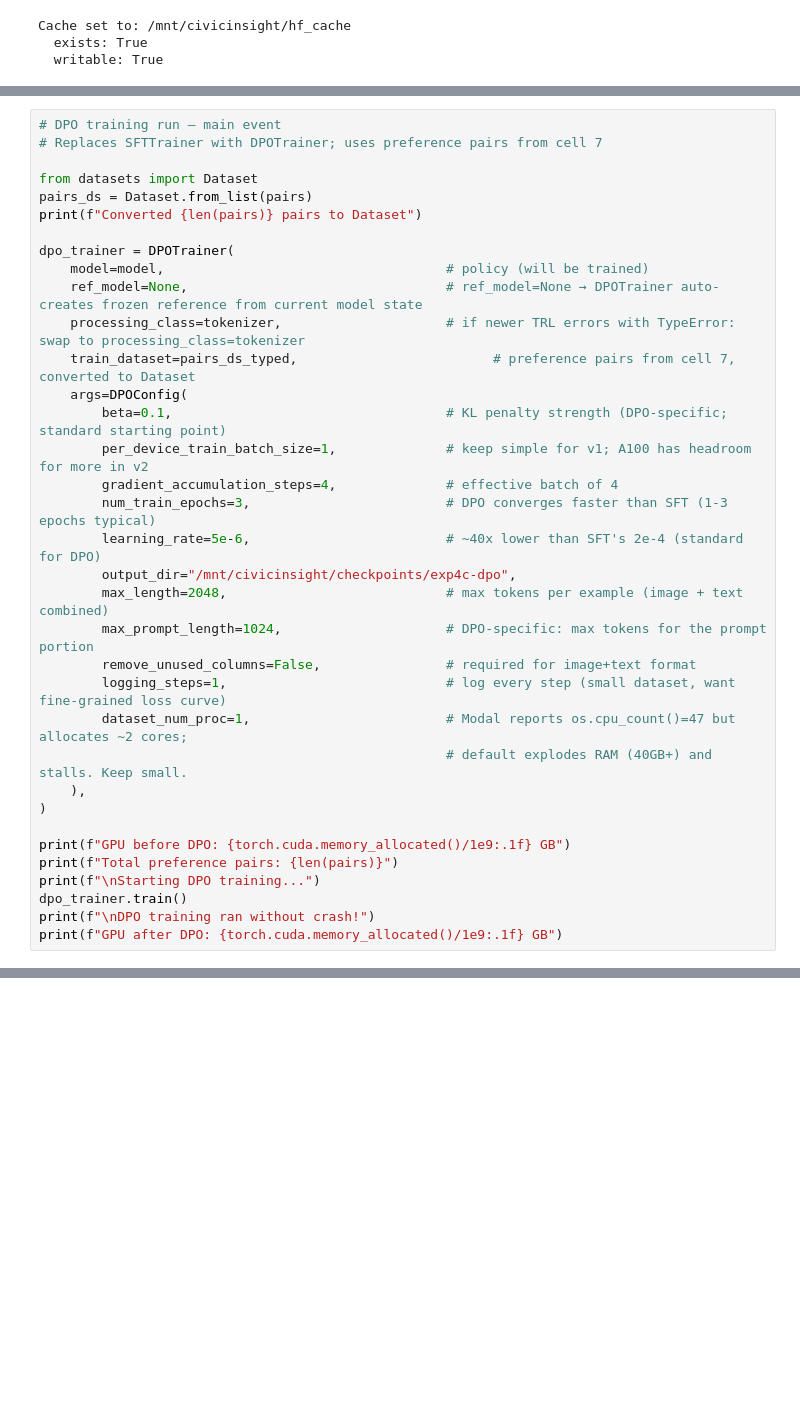
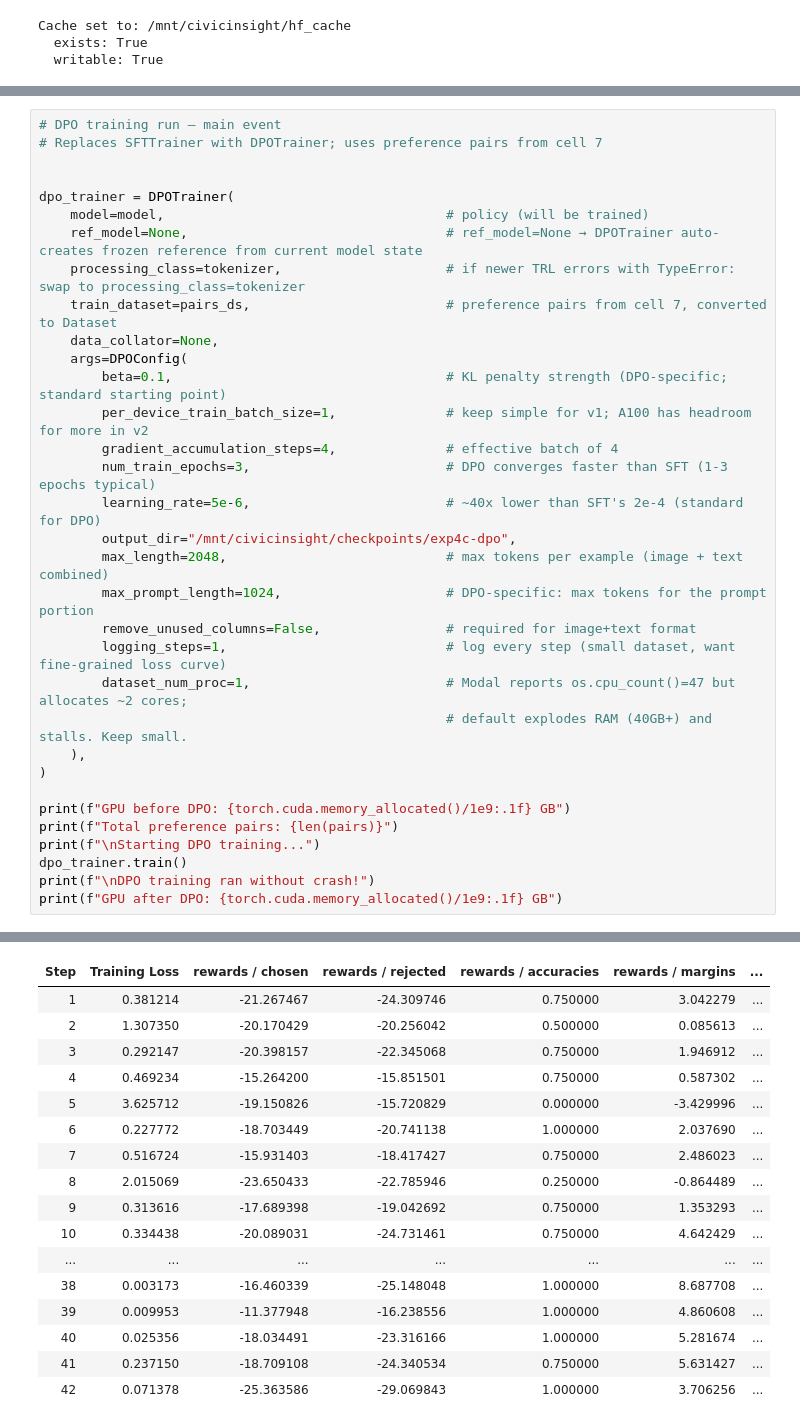
Before and after one commit to shahfazal/civicinsight, a Jupyter notebook: notebooks/modal/08-experiment-4c-dpo.ipynb, the cells around one changed output, grey strips where cells are left out. Drawn from its saved outputs; the diff is of its cells as text; blank space fills up the shorter version.

```diff
--- a/notebooks/modal/08-experiment-4c-dpo.ipynb
+++ b/notebooks/modal/08-experiment-4c-dpo.ipynb
@@ -428,15 +631,13 @@ First image: <class 'PIL.PngImagePlugin.PngImageFile'>
 # DPO training run — main event
 # Replaces SFTTrainer with DPOTrainer; uses preference pairs from cell 7
 
-from datasets import Dataset
-pairs_ds = Dataset.from_list(pairs)
-print(f"Converted {len(pairs)} pairs to Dataset")
 
 dpo_trainer = DPOTrainer(
     model=model,                                    # policy (will be trained)
     ref_model=None,                                 # ref_model=None → DPOTrainer auto-creates frozen reference from current model state
     processing_class=tokenizer,                     # if newer TRL errors with TypeError: swap to processing_class=tokenizer
-    train_dataset=pairs_ds_typed,                         # preference pairs from cell 7, converted to Dataset
+    train_dataset=pairs_ds,                         # preference pairs from cell 7, converted to Dataset
+    data_collator=None,
     args=DPOConfig(
         beta=0.1,                                   # KL penalty strength (DPO-specific; standard starting point)
         per_device_train_batch_size=1,              # keep simple for v1; A100 has headroom for more in v2
@@ -463,0 +678,17 @@ Converted 52 pairs to Dataset
+| Step | Training Loss | rewards / chosen | rewards / rejected | rewards / accuracies | rewards / margins | ... |
+| 1 | 0.381214 | -21.267467 | -24.309746 | 0.750000 | 3.042279 | ... |
+| 2 | 1.307350 | -20.170429 | -20.256042 | 0.500000 | 0.085613 | ... |
+| 3 | 0.292147 | -20.398157 | -22.345068 | 0.750000 | 1.946912 | ... |
+| 4 | 0.469234 | -15.264200 | -15.851501 | 0.750000 | 0.587302 | ... |
+| 5 | 3.625712 | -19.150826 | -15.720829 | 0.000000 | -3.429996 | ... |
+| 6 | 0.227772 | -18.703449 | -20.741138 | 1.000000 | 2.037690 | ... |
+| 7 | 0.516724 | -15.931403 | -18.417427 | 0.750000 | 2.486023 | ... |
+| 8 | 2.015069 | -23.650433 | -22.785946 | 0.250000 | -0.864489 | ... |
+| 9 | 0.313616 | -17.689398 | -19.042692 | 0.750000 | 1.353293 | ... |
+| 10 | 0.334438 | -20.089031 | -24.731461 | 0.750000 | 4.642429 | ... |
+| ... | ... | ... | ... | ... | ... | ... |
+| 38 | 0.003173 | -16.460339 | -25.148048 | 1.000000 | 8.687708 | ... |
+| 39 | 0.009953 | -11.377948 | -16.238556 | 1.000000 | 4.860608 | ... |
+| 40 | 0.025356 | -18.034491 | -23.316166 | 1.000000 | 5.281674 | ... |
+| 41 | 0.237150 | -18.709108 | -24.340534 | 0.750000 | 5.631427 | ... |
+| 42 | 0.071378 | -25.363586 | -29.069843 | 1.000000 | 3.706256 | ... |
```
Also changed, not shown: parts of 21 cells of this notebook, 2 other files.
